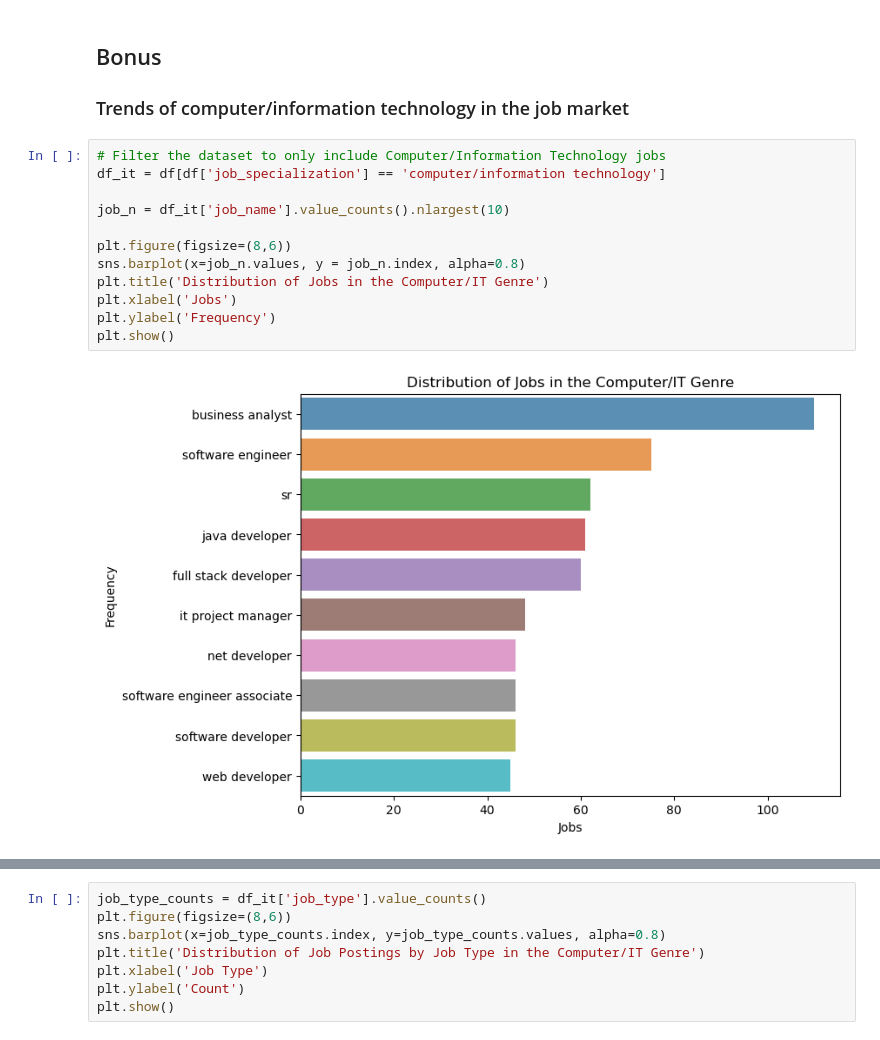
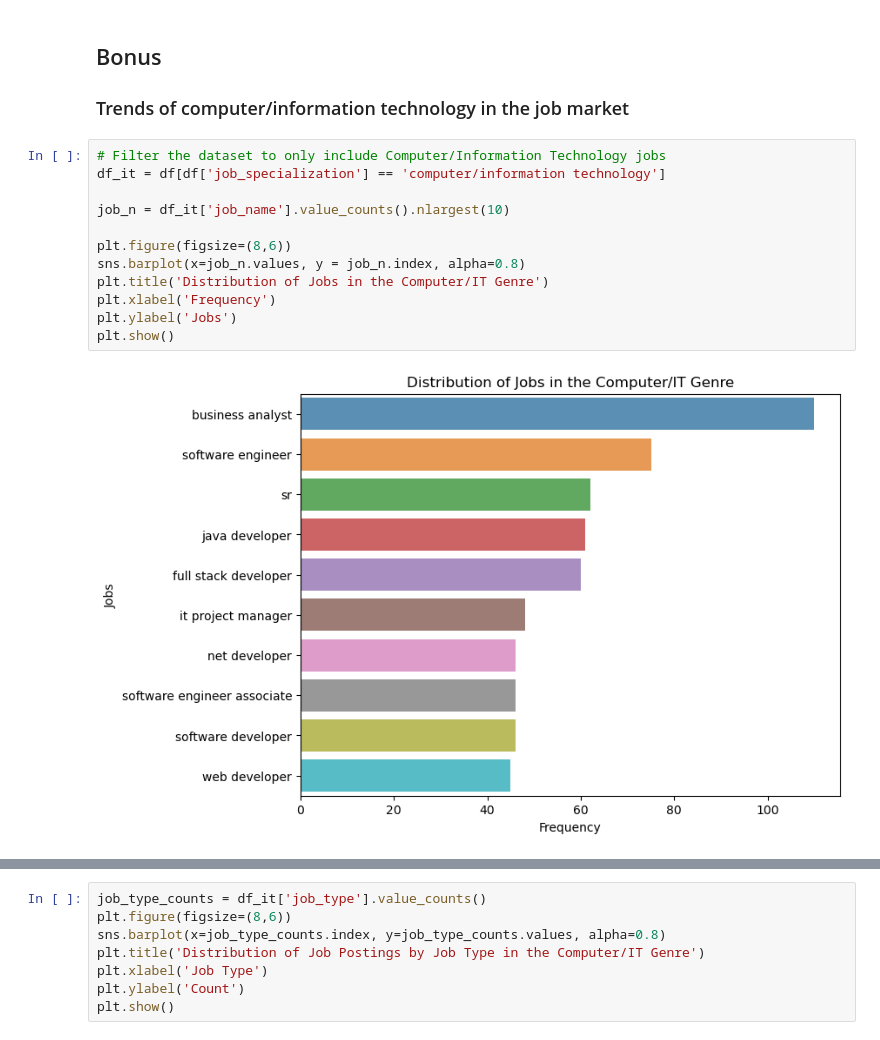
Before and after one commit to smpayawal/Exploring-Job-Market-Trends-and-Companies-in-Various-Locations, a Jupyter notebook: Job Market Analysis.ipynb, the cells around one changed output, grey strips where cells are left out. Saved outputs shown, nothing was run; the diff lists cells and outputs as text.

```diff
--- a/Job Market Analysis.ipynb
+++ b/Job Market Analysis.ipynb
@@ -233,17 +233,17 @@ sns.heatmap(contingency_table, annot=True, fmt='d')
 # %%
 # Filter the dataset to only include Computer/Information Technology jobs
 df_it = df[df['job_specialization'] == 'computer/information technology']
 
 job_n = df_it['job_name'].value_counts().nlargest(10)
 
 plt.figure(figsize=(8,6))
 sns.barplot(x=job_n.values, y = job_n.index, alpha=0.8)
 plt.title('Distribution of Jobs in the Computer/IT Genre')
-plt.xlabel('Jobs')
-plt.ylabel('Frequency')
+plt.xlabel('Frequency')
+plt.ylabel('Jobs')
 plt.show()
 # %% [output]
-[figure, old version]
+[figure, new version]
 # %%
 comp_n = df_it['company_name'].value_counts().nlargest(10)
 
```
Also changed, not shown: parts of 1 cell of this notebook.
